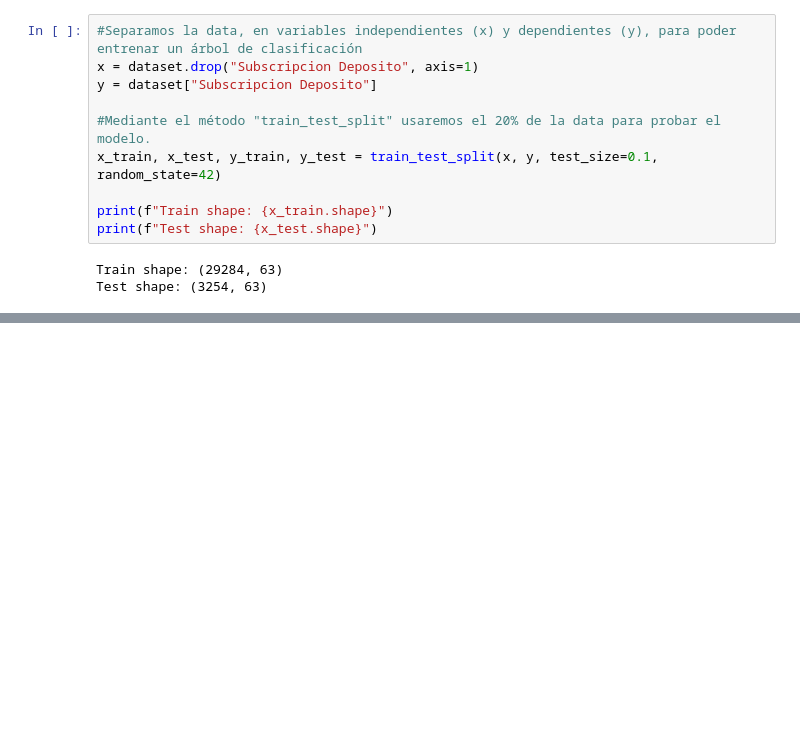
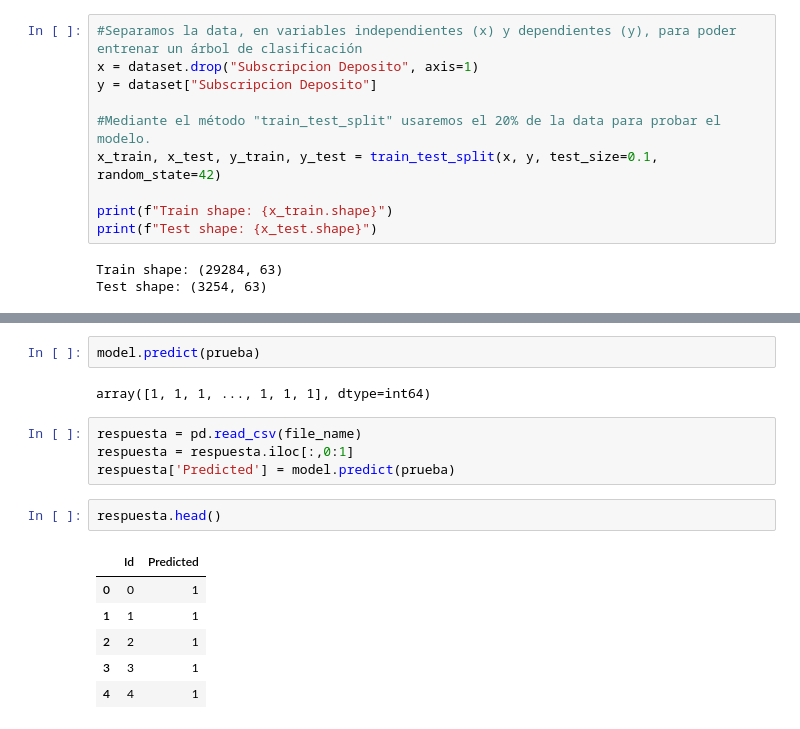
Before and after one commit to johnkbarrera/ML_course_challenge, a Jupyter notebook: exploración.ipynb, the cells around one changed output, grey strips where cells are left out. Saved outputs shown, nothing was run; the diff lists cells and outputs as text; blank space fills up the shorter version.

```diff
--- a/exploración.ipynb
+++ b/exploración.ipynb
@@ -197,0 +254,17 @@ Validation = 0.9106
+# %%
+model.predict(prueba)
+# %% [output]
+array([1, 1, 1, ..., 1, 1, 1], dtype=int64)
+# %%
+respuesta = pd.read_csv(file_name)
+respuesta = respuesta.iloc[:,0:1]
+respuesta['Predicted'] = model.predict(prueba)
+# %%
+respuesta.head()
+# %% [output]
+|  | Id | Predicted |
+| 0 | 0 | 1 |
+| 1 | 1 | 1 |
+| 2 | 2 | 1 |
+| 3 | 3 | 1 |
+| 4 | 4 | 1 |
```
Also changed, not shown: parts of 11 cells of this notebook.
